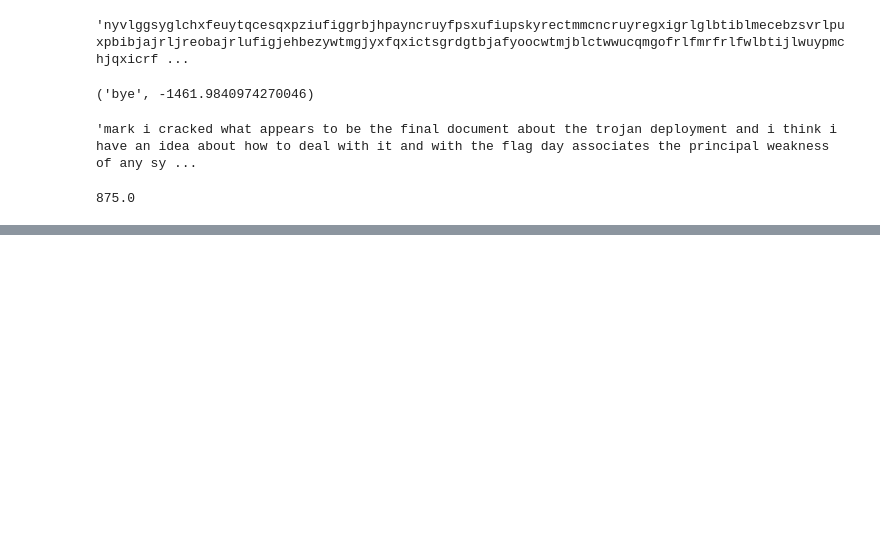
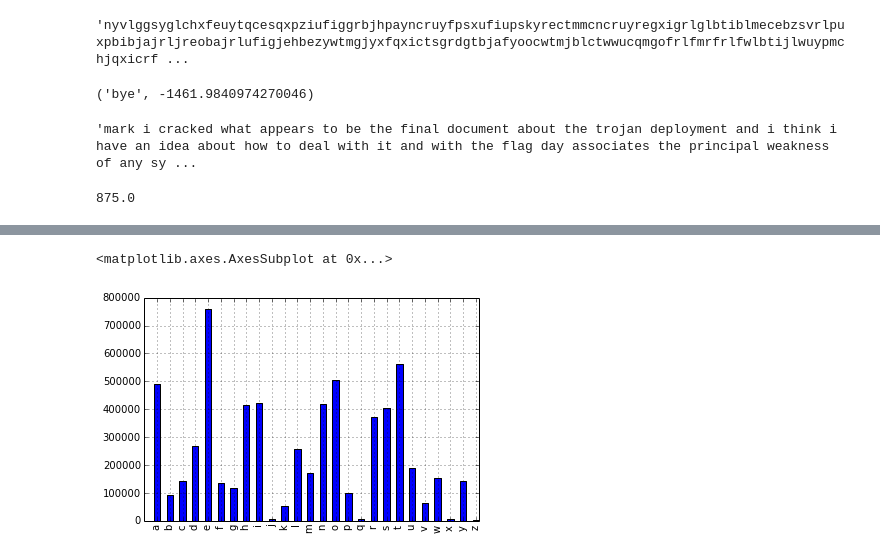
Before and after one commit to NeilNjae/cipher-training, a Jupyter notebook: 2014-challenge8.ipynb, the cells around one changed output, grey strips where cells are left out. Cells and saved outputs as stored; diff of their text form; code cells hidden in the pictures; blank space fills up the shorter version.

```diff
--- a/2014-challenge8.ipynb
+++ b/2014-challenge8.ipynb
@@ -93,0 +115,6 @@ bytes([(int(c, 2)) for c in chunks(c8b, 8)]).decode('utf_32', 'replace')
+# %%
+freqs = pd.Series(english_counts)
+freqs.plot(kind='bar')
+# %% [output]
+<matplotlib.axes.AxesSubplot at 0x...>
+[figure, added]
```
Also changed, not shown: parts of 16 cells of this notebook, 2 other files.
